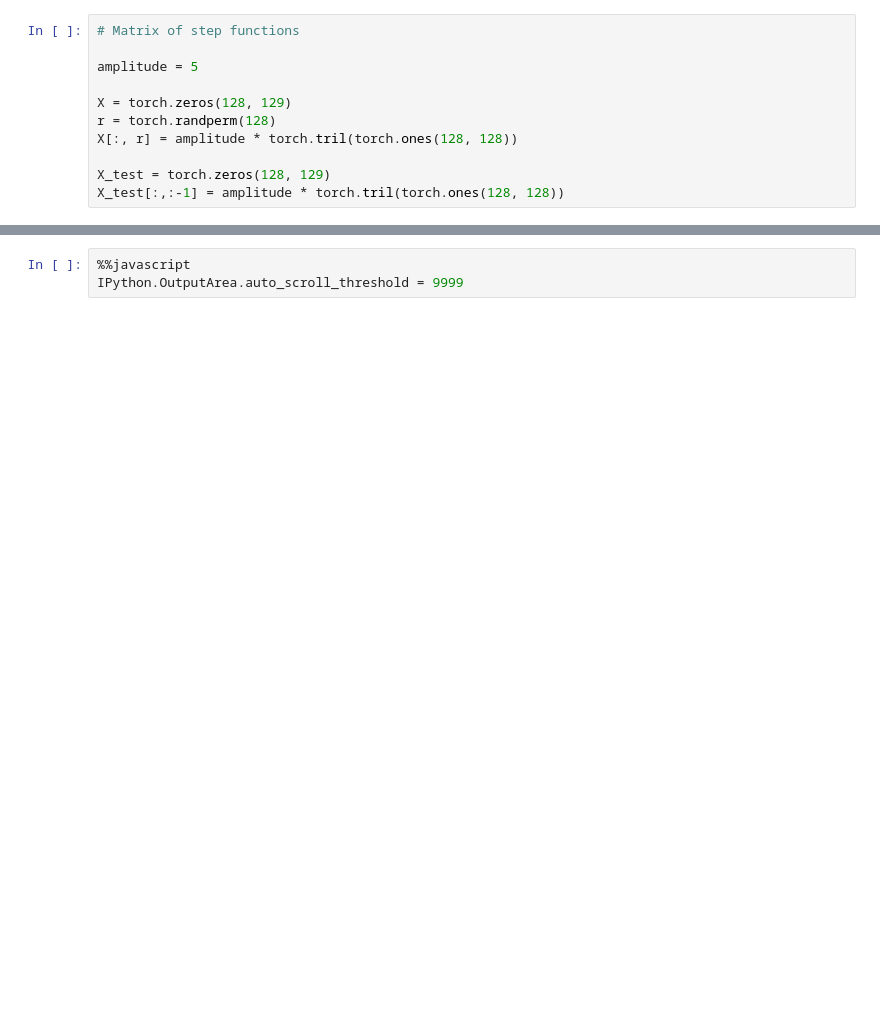
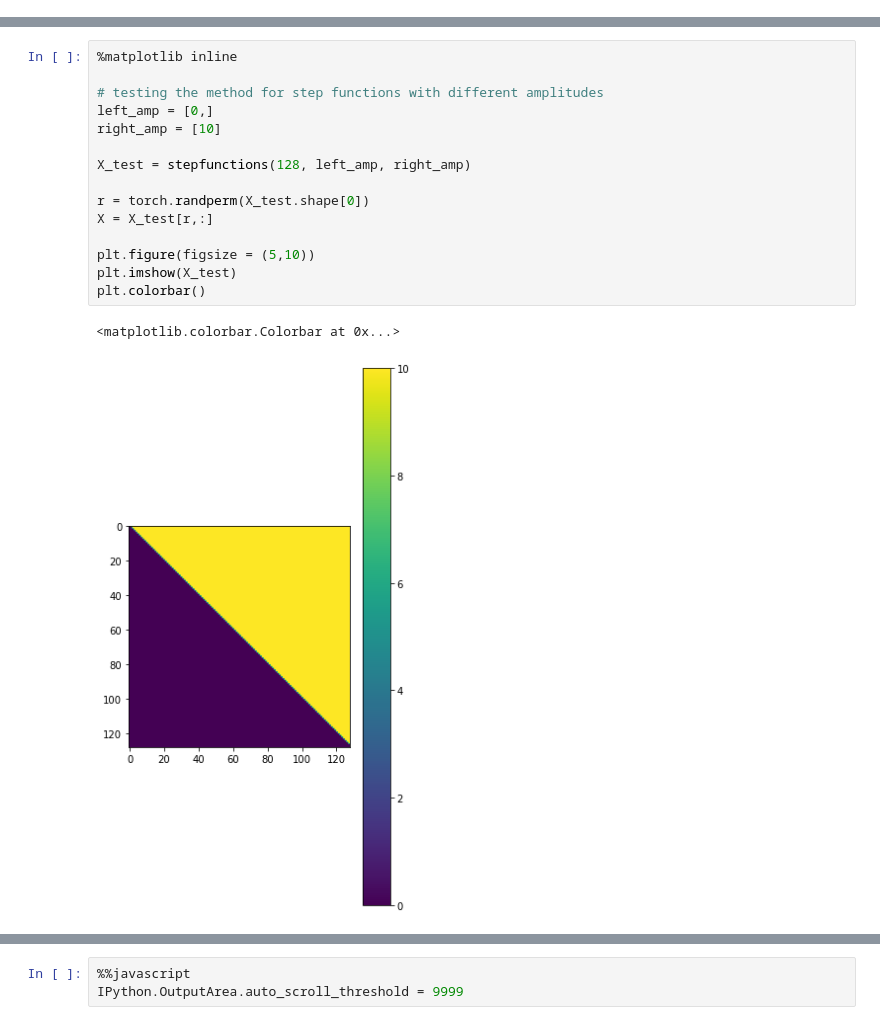
Before and after one commit to Helene-Maxcici/Autoencoder-Study, a Jupyter notebook: 4_layers_Free_Encoder_Decoder.ipynb, the cells around one changed output, grey strips where cells are left out. Drawn from its saved outputs; the diff is of its cells as text; blank space fills up the shorter version.

```diff
--- a/4_layers_Free_Encoder_Decoder.ipynb
+++ b/4_layers_Free_Encoder_Decoder.ipynb
@@ -9,11 +11,0 @@ import torch.optim as optim
-# %%
-# Matrix of step functions
-
-amplitude = 5
-
-X = torch.zeros(128, 129)
-r = torch.randperm(128)
-X[:, r] = amplitude * torch.tril(torch.ones(128, 128))
-
-X_test = torch.zeros(128, 129)
-X_test[:,:-1] = amplitude * torch.tril(torch.ones(128, 128))
@@ -193,0 +43,18 @@ ae.rest_S()
+# %%
+%matplotlib inline
+
+# testing the method for step functions with different amplitudes
+left_amp = [0,]
+right_amp = [10]
+
+X_test = stepfunctions(128, left_amp, right_amp)
+
+r = torch.randperm(X_test.shape[0])
+X = X_test[r,:]
+
+plt.figure(figsize = (5,10))
+plt.imshow(X_test)
+plt.colorbar()
+# %% [output]
+<matplotlib.colorbar.Colorbar at 0x...>
+[figure, added]
```
Also changed, not shown: parts of 35 cells of this notebook.
